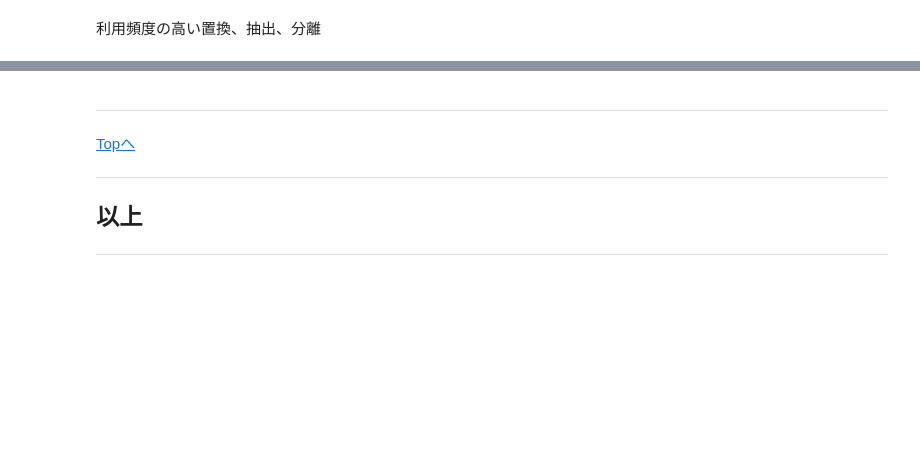
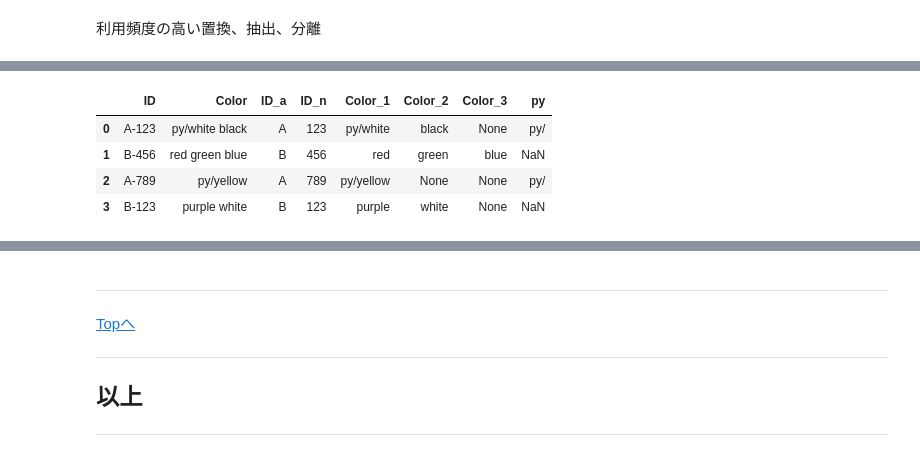
Before and after one commit to arata234/DataScience, a Jupyter notebook: feature/7_Categorical_features.ipynb, the cells around one changed output, grey strips where cells are left out. Cells and saved outputs as stored; diff of their text form; code cells hidden in the pictures; blank space fills up the shorter version.

```diff
--- a/feature/7_Categorical_features.ipynb
+++ b/feature/7_Categorical_features.ipynb
@@ -150,0 +475,3 @@ df
+# %%
+df[['ID_a', 'ID_n']] = df['ID'].str.split('-', expand=True)
+df
@@ -150,0 +484,3 @@ df
+# %%
+df[['Color_1', 'Color_2', 'Color_3']] = df['Color'].str.split(' ', expand=True)
+df
@@ -150,0 +501,9 @@ df
+# %%
+df['py'] = df['Color_1'].str.extract('(py/)', expand=True)
+df
+# %% [output]
+|  | ID | Color | ID_a | ID_n | Color_1 | Color_2 | Color_3 | py |
+| 0 | A-123 | py/white black | A | 123 | py/white | black | None | py/ |
+| 1 | B-456 | red green blue | B | 456 | red | green | blue | NaN |
+| 2 | A-789 | py/yellow | A | 789 | py/yellow | None | None | py/ |
+| 3 | B-123 | purple white | B | 123 | purple | white | None | NaN |
```
Also changed, not shown: parts of 50 cells of this notebook.
